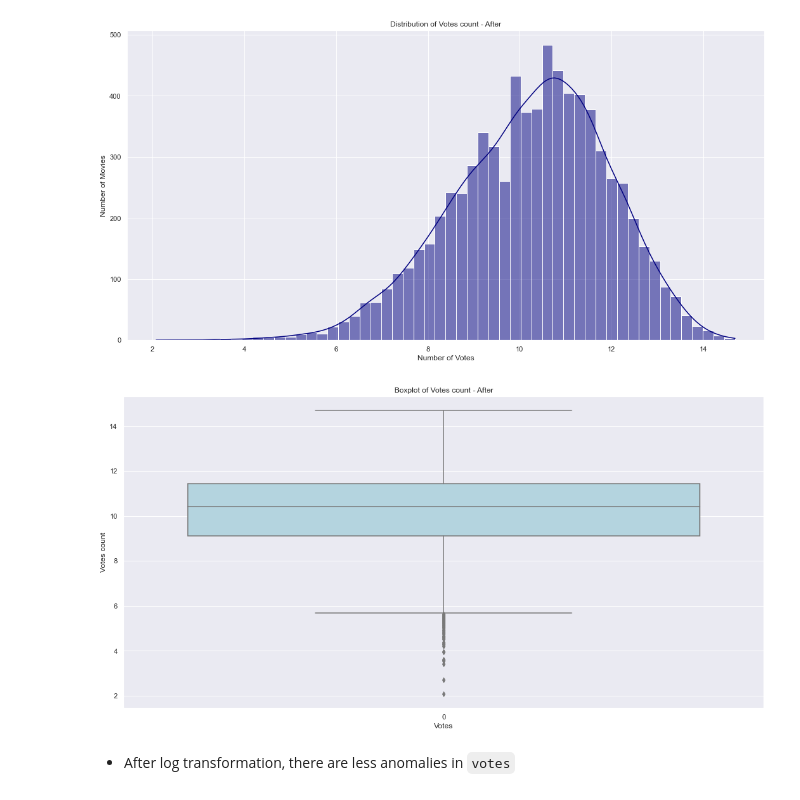
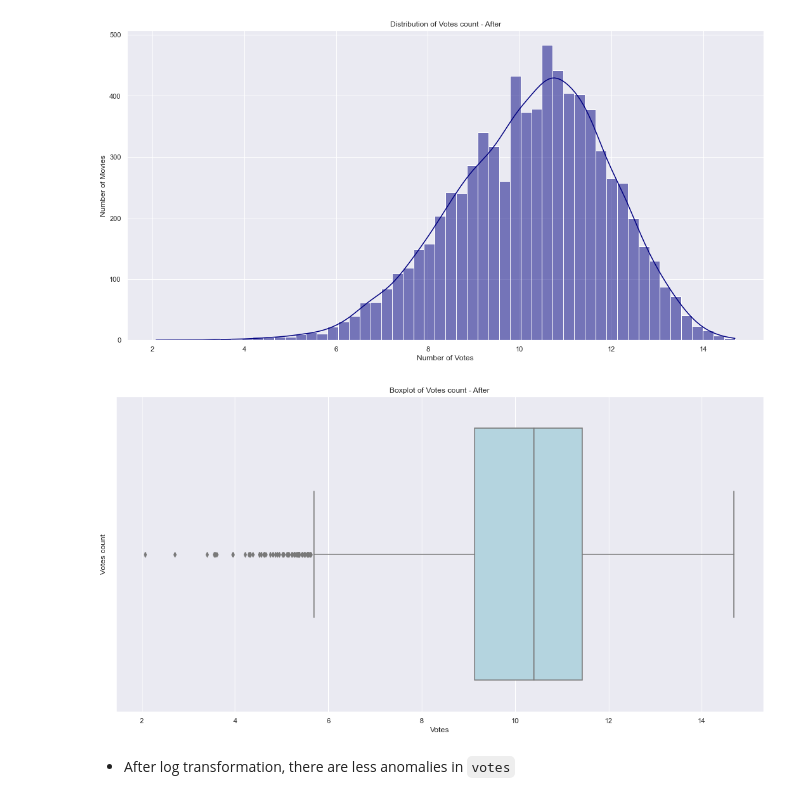
Before and after one commit to chengyaolee/SC1015-DSAI-Project, a Jupyter notebook: MiniProject2023_Team2.ipynb, the cells around one changed output. Drawn from its saved outputs; the diff is of its cells as text; code cells hidden in the pictures.

```diff
--- a/MiniProject2023_Team2.ipynb
+++ b/MiniProject2023_Team2.ipynb
@@ -778,13 +776,13 @@ plt.show()
 # %%
 # Boxplot for votes after adjusting skewness
 f, ax = plt.subplots(figsize=(18,9))
-sns.boxplot(data['votes'], color="lightblue")
+sns.boxplot(data['votes'], color="lightblue", orient = "h")
 ax.set(ylabel="Votes count")
 ax.set(xlabel="Votes")
 ax.set(title="Boxplot of Votes count - After")
 plt.show()
 # %% [output]
-[figure, old version]
+[figure, new version]
 # %% [markdown]
 * After log transformation, there are less anomalies in `votes`
 # %% [markdown]
```
Also changed, not shown: parts of 10 cells of this notebook.
